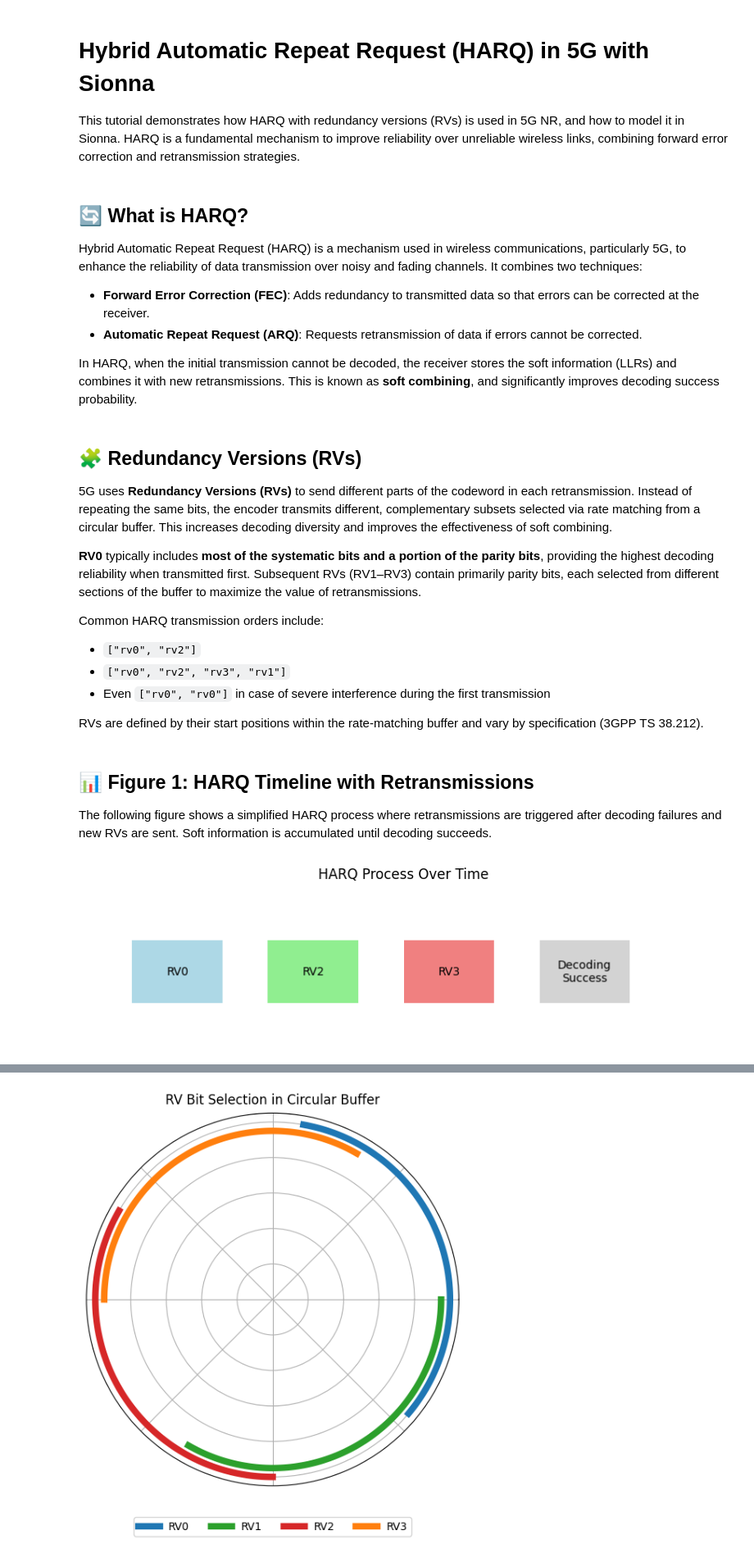
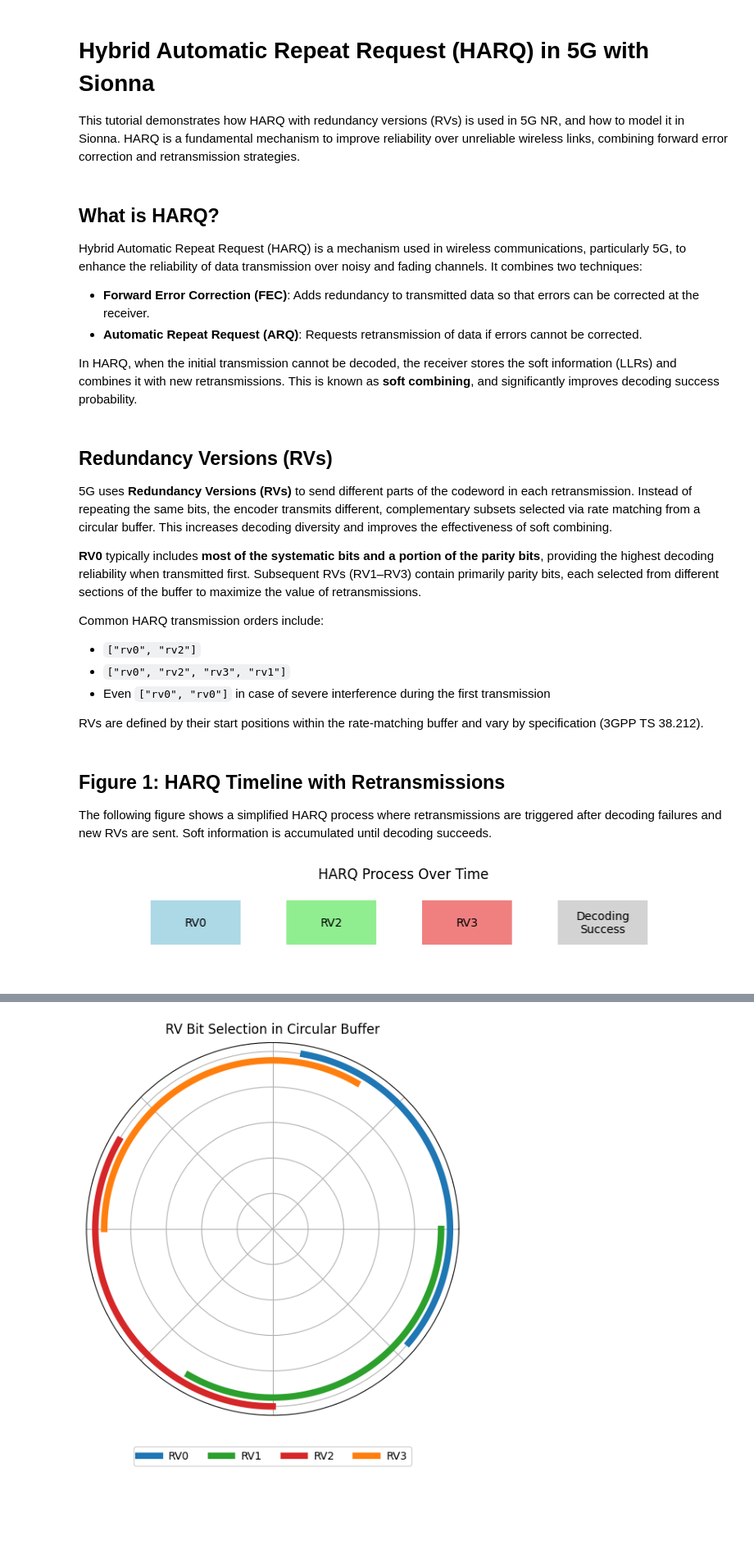
Before and after one commit to rabihchrabieh/sionna, a Jupyter notebook: tutorials/phy/5G_LDPC_HARQ_in_AWGN.ipynb, the cells around one changed output, grey strips where cells are left out. Shown at 82% size. Drawn from its saved outputs; the diff is of its cells as text; code cells hidden in the pictures; blank space fills up the shorter version.

```diff
--- a/tutorials/phy/5G_LDPC_HARQ_in_AWGN.ipynb
+++ b/tutorials/phy/5G_LDPC_HARQ_in_AWGN.ipynb
@@ -3,7 +3,7 @@
 
 This tutorial demonstrates how HARQ with redundancy versions (RVs) is used in 5G NR, and how to model it in Sionna. HARQ is a fundamental mechanism to improve reliability over unreliable wireless links, combining forward error correction and retransmission strategies.
 # %% [markdown]
-## 🔄 What is HARQ?
+## What is HARQ?
 
 Hybrid Automatic Repeat Request (HARQ) is a mechanism used in wireless communications, particularly 5G, to enhance the reliability of data transmission over noisy and fading channels. It combines two techniques:
 
@@ -12,7 +12,7 @@ Hybrid Automatic Repeat Request (HARQ) is a mechanism used in wireless communica
 
 In HARQ, when the initial transmission cannot be decoded, the receiver stores the soft information (LLRs) and combines it with new retransmissions. This is known as **soft combining**, and significantly improves decoding success probability.
 # %% [markdown]
-## 🧩 Redundancy Versions (RVs)
+## Redundancy Versions (RVs)
 
 5G uses **Redundancy Versions (RVs)** to send different parts of the codeword in each retransmission. Instead of repeating the same bits, the encoder transmits different, complementary subsets selected via rate matching from a circular buffer. This increases decoding diversity and improves the effectiveness of soft combining.
 
@@ -26,27 +26,27 @@ Common HARQ transmission orders include:
 
 RVs are defined by their start positions within the rate-matching buffer and vary by specification (3GPP TS 38.212).
 # %% [markdown]
-## 📊 Figure 1: HARQ Timeline with Retransmissions
+## Figure 1: HARQ Timeline with Retransmissions
 
 The following figure shows a simplified HARQ process where retransmissions are triggered after decoding failures and new RVs are sent. Soft information is accumulated until decoding succeeds.
 # %%
-# --- Figure: Generate HARQ transmission timeline (not part of Sionna) ---
-
 import matplotlib.pyplot as plt
 
-fig, ax = plt.subplots(figsize=(10, 2.5))
+# --- Figure 1: Generate HARQ transmission timeline (not part of Sionna) ---
+
+fig, ax = plt.subplots(figsize=(10, 1.4))
 rounds = ["RV0", "RV2", "RV3", "Decoding\nSuccess"]
 colors = ["lightblue", "lightgreen", "lightcoral", "lightgray"]
 
-offset = 0.5  # shift right
+offset = 0.7  # shift right
 for i, label in enumerate(rounds):
     ax.broken_barh([(i * 1.5 + offset, 1)], (0.5, 0.8), facecolors=colors[i])
     ax.text(i * 1.5 + offset + 0.5, 0.9, label, ha='center', va='center', fontsize=10)
 
-ax.set_ylim(0, 2)
+ax.set_ylim(0, 1.6)  # slightly tighter vertical range
 ax.set_xlim(0, 7)
 ax.axis("off")
-ax.set_title("HARQ Process Over Time", fontsize=12)
+ax.set_title("HARQ Process Over Time", fontsize=12, pad=5)  # reduce pad to bring title closer
 plt.show()
 # %% [output]
-[figure, old version]
+[figure, new version]
```
Also changed, not shown: parts of 12 cells of this notebook.
